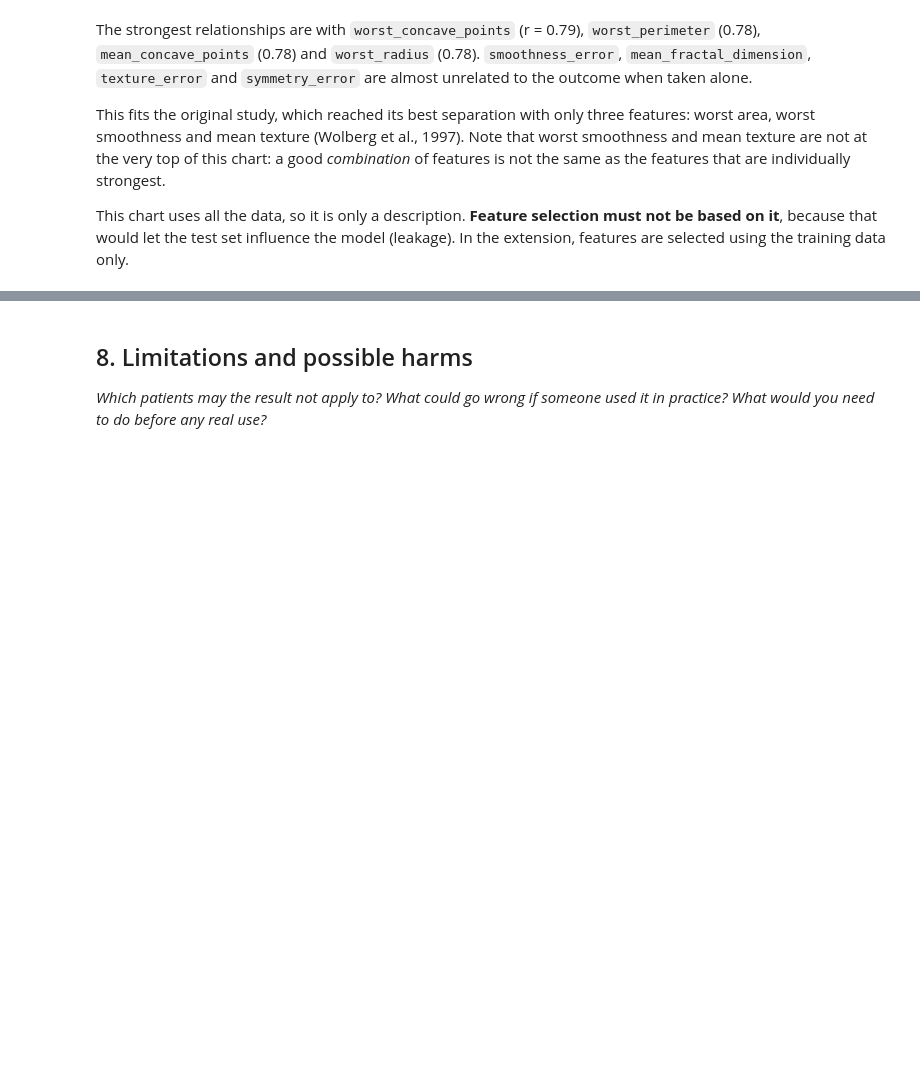
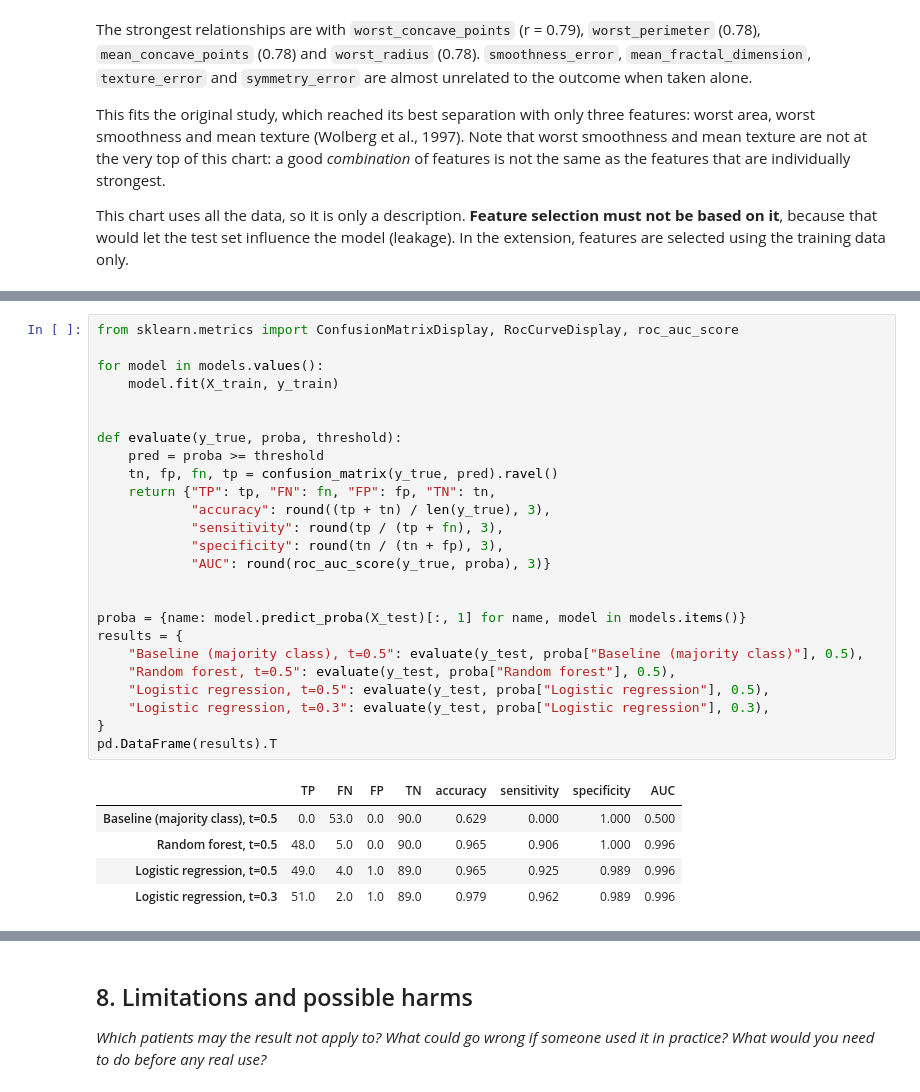
Before and after one commit to TalhaTufanN/se309-breast-cancer-diagnosis, a Jupyter notebook: notebooks/project.ipynb, the cells around one changed output, grey strips where cells are left out. Cells and saved outputs as stored; diff of their text form; blank space fills up the shorter version.

```diff
--- a/notebooks/project.ipynb
+++ b/notebooks/project.ipynb
@@ -313,0 +419,31 @@ This chart uses all the data, so it is only a description. **Feature selection m
+# %%
+from sklearn.metrics import ConfusionMatrixDisplay, RocCurveDisplay, roc_auc_score
+
+for model in models.values():
+    model.fit(X_train, y_train)
+
+
+def evaluate(y_true, proba, threshold):
+    pred = proba >= threshold
+    tn, fp, fn, tp = confusion_matrix(y_true, pred).ravel()
+    return {"TP": tp, "FN": fn, "FP": fp, "TN": tn,
+            "accuracy": round((tp + tn) / len(y_true), 3),
+            "sensitivity": round(tp / (tp + fn), 3),
+            "specificity": round(tn / (tn + fp), 3),
+            "AUC": round(roc_auc_score(y_true, proba), 3)}
+
+
+proba = {name: model.predict_proba(X_test)[:, 1] for name, model in models.items()}
+results = {
+    "Baseline (majority class), t=0.5": evaluate(y_test, proba["Baseline (majority class)"], 0.5),
+    "Random forest, t=0.5": evaluate(y_test, proba["Random forest"], 0.5),
+    "Logistic regression, t=0.5": evaluate(y_test, proba["Logistic regression"], 0.5),
+    "Logistic regression, t=0.3": evaluate(y_test, proba["Logistic regression"], 0.3),
+}
+pd.DataFrame(results).T
+# %% [output]
+|  | TP | FN | FP | TN | accuracy | sensitivity | specificity | AUC |
+| Baseline (majority class), t=0.5 | 0.0 | 53.0 | 0.0 | 90.0 | 0.629 | 0.000 | 1.000 | 0.500 |
+| Random forest, t=0.5 | 48.0 | 5.0 | 0.0 | 90.0 | 0.965 | 0.906 | 1.000 | 0.996 |
+| Logistic regression, t=0.5 | 49.0 | 4.0 | 1.0 | 89.0 | 0.965 | 0.925 | 0.989 | 0.996 |
+| Logistic regression, t=0.3 | 51.0 | 2.0 | 1.0 | 89.0 | 0.979 | 0.962 | 0.989 | 0.996 |
```
Also changed, not shown: parts of 23 cells of this notebook, 19 other files.
